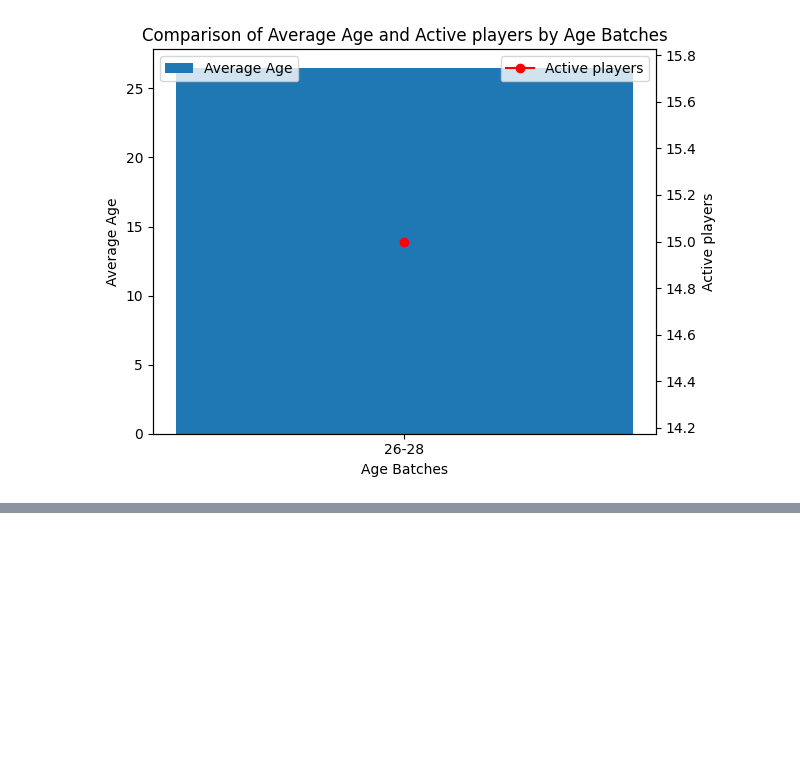
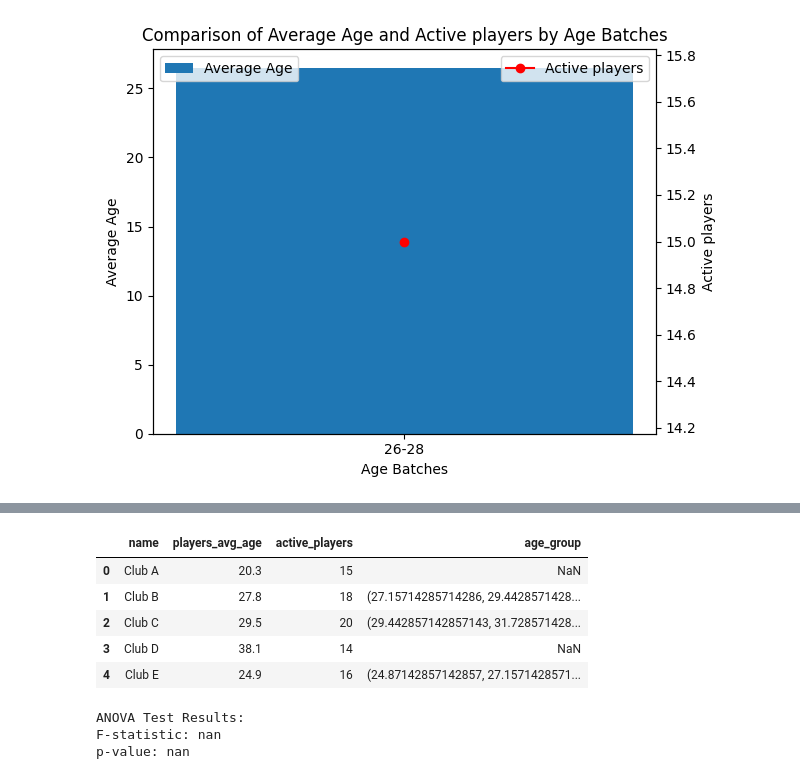
Before and after one commit to fahmani-ms/TransferMarket, a Jupyter notebook: Statistical_Analysis/Hypothesis.ipynb, the cells around one changed output, grey strips where cells are left out. Cells and saved outputs as stored; diff of their text form; code cells hidden in the pictures; blank space fills up the shorter version.

```diff
--- a/Statistical_Analysis/Hypothesis.ipynb
+++ b/Statistical_Analysis/Hypothesis.ipynb
@@ -143,0 +170,32 @@ plt.show()
+# %%
+H3
+# %% [output]
+|  | name | players_avg_age | active_players | age_group |
+| 0 | Club A | 20.3 | 15 | NaN |
+| 1 | Club B | 27.8 | 18 | (27.15714285714286, 29.4428571428... |
+| 2 | Club C | 29.5 | 20 | (29.442857142857143, 31.728571428... |
+| 3 | Club D | 38.1 | 14 | NaN |
+| 4 | Club E | 24.9 | 16 | (24.87142857142857, 27.1571428571... |
+# %%
+from scipy.stats import f_oneway
+
+# Assuming you have the 'H3' DataFrame with columns: 'age_group' and 'active_members'
+
+# Extract the active members for each age group as separate arrays
+group1 = H3[H3['age_group'] == 0]['active_players']
+group2 = H3[H3['age_group'] == 1]['active_players']
+group3 = H3[H3['age_group'] == 2]['active_players']
+# Add more groups if you have more age intervals
+
+# Perform the ANOVA test
+statistic, p_value = f_oneway(group1, group2, group3)
+# Add more groups as additional arguments if needed
+
+# Print the results
+print("ANOVA Test Results:")
+print("F-statistic:", statistic)
+print("p-value:", p_value)
+# %% [output]
+ANOVA Test Results:
+F-statistic: nan
+p-value: nan
```
Also changed, not shown: parts of 4 cells of this notebook, 26 other files.
